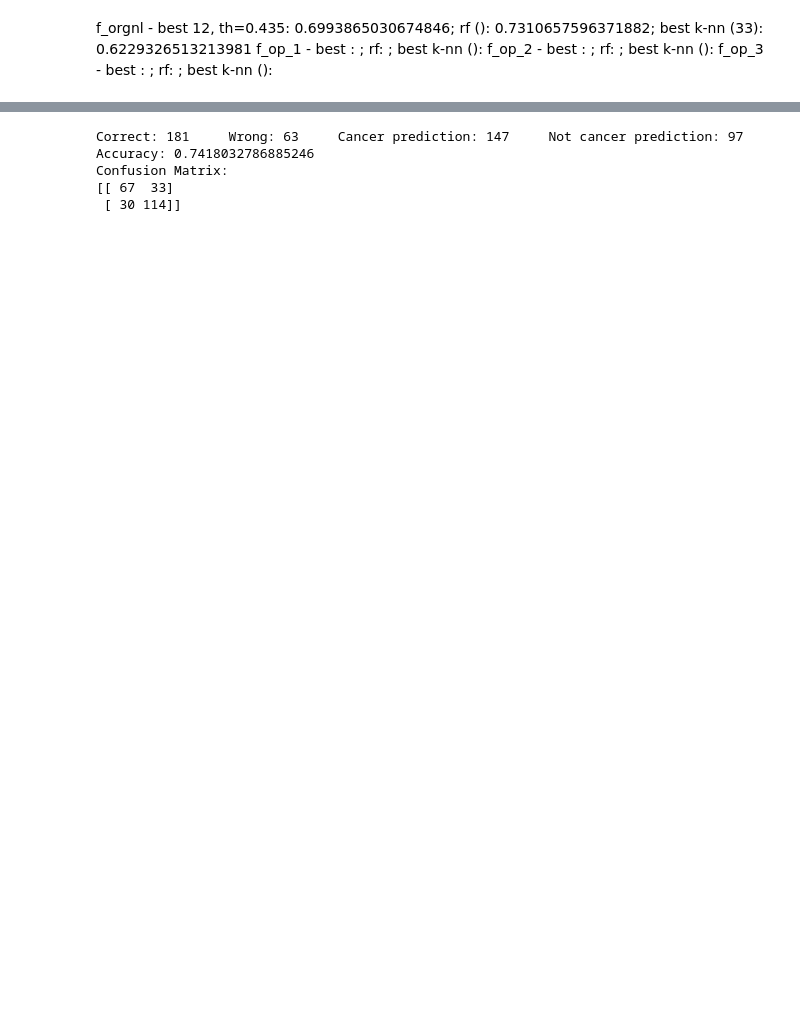
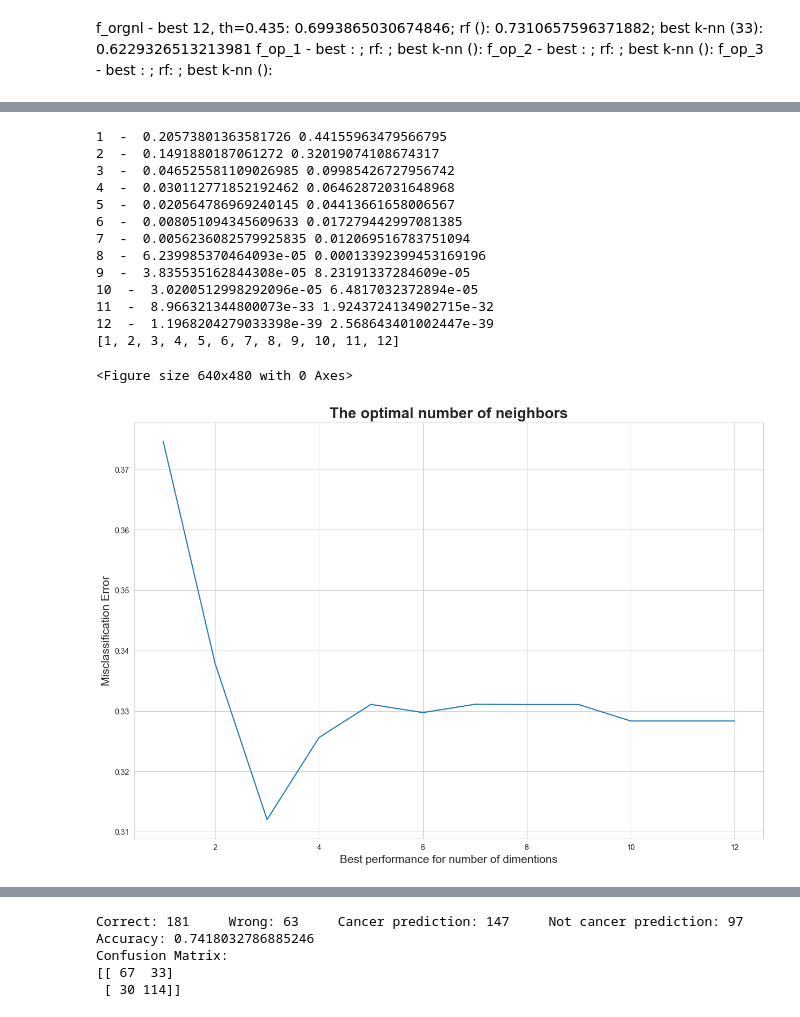
Before and after one commit to kjaer5555/mdasm-2024, a Jupyter notebook: model_exsample - Copy.ipynb, the cells around one changed output, grey strips where cells are left out. Cells and saved outputs as stored; diff of their text form; code cells hidden in the pictures; blank space fills up the shorter version.

```diff
--- a/model_exsample - Copy.ipynb
+++ b/model_exsample - Copy.ipynb
@@ -417,7 +422,7 @@ dim_range=range(1,13)
 result={}
 for i in dim_range:
 
-    k_list = list(range(1,10)) # creating list of K for KNN
+    k_list = list(range(1,30)) # creating list of K for KNN
     knn_cv_scores = [] # creating list of cv scores
     best_knn_param=0 # best number of neighbors found after cv
     best_score=0
@@ -430,39 +435,55 @@ for i in dim_range:
     pca = PCA(n_components=i)
     pca_component = pca.fit_transform(X)
     #pickle.dump(pca, open('pca.pkl', 'wb'))
-
+    print(i ," - ", pca.explained_variance_[i-1], pca.explained_variance_ratio_[i-1])
     for k in k_list:
             knn = KNeighborsClassifier(n_neighbors=k)
             scores = cross_val_score(knn, pca_component , y, cv=5, scoring='accuracy') #perform cv
             knn_cv_scores.append(scores.mean())
             if knn_cv_scores[-1]>best_score: #find best score parameters
                 best_score=knn_cv_scores[-1]
                 best_knn_param=k
 
         # changing to misclassification error
             MSE = [1 - x for x in knn_cv_scores]
             best_k = k_list[MSE.index(min(MSE))]
         #print("The optimal number of neighbors is %d." % best_k)
         #print(max(knn_cv_scores))
 
         #seleced_features_after = []
         #for x in range(len()):
             #if selector.support_[x] == True:
                 #seleced_features_after.append(X.columns.values[x])
     result.update({f"{i} / {best_knn_param}":max(knn_cv_scores)})
 
 MSE = [1 - v for v in result.values()]
 print(list(dim_range))
 #ploting results of cv
 plt.figure()
 plt.figure(figsize=(15,10))
 plt.title('The optimal number of neighbors', fontsize=20, fontweight='bold')
 plt.xlabel('Best performance for number of dimentions', fontsize=15)
 plt.ylabel('Misclassification Error', fontsize=15)
 sns.set_style("whitegrid")
 plt.plot(dim_range, MSE)
 plt.savefig("knn_performance")
 plt.show()
+# %% [output]
+1  -  0.20573801363581726 0.44155963479566795
+2  -  0.1491880187061272 0.32019074108674317
+3  -  0.046525581109026985 0.09985426727956742
+4  -  0.030112771852192462 0.06462872031648968
+5  -  0.020564786969240145 0.04413661658006567
+6  -  0.008051094345609633 0.017279442997081385
+7  -  0.0056236082579925835 0.012069516783751094
+8  -  6.239985370464093e-05 0.00013392399453169196
+9  -  3.835535162844308e-05 8.23191337284609e-05
+10  -  3.0200512998292096e-05 6.4817032372894e-05
+11  -  8.966321344800073e-33 1.9243724134902715e-32
+12  -  1.1968204279033398e-39 2.568643401002447e-39
+[1, 2, 3, 4, 5, 6, 7, 8, 9, 10, 11, 12]
+<Figure size 640x480 with 0 Axes>
+[figure, added]
 # %%
 print(list(dim_range))
 print(result)
```
Also changed, not shown: parts of 3 cells of this notebook, 1 other file.
